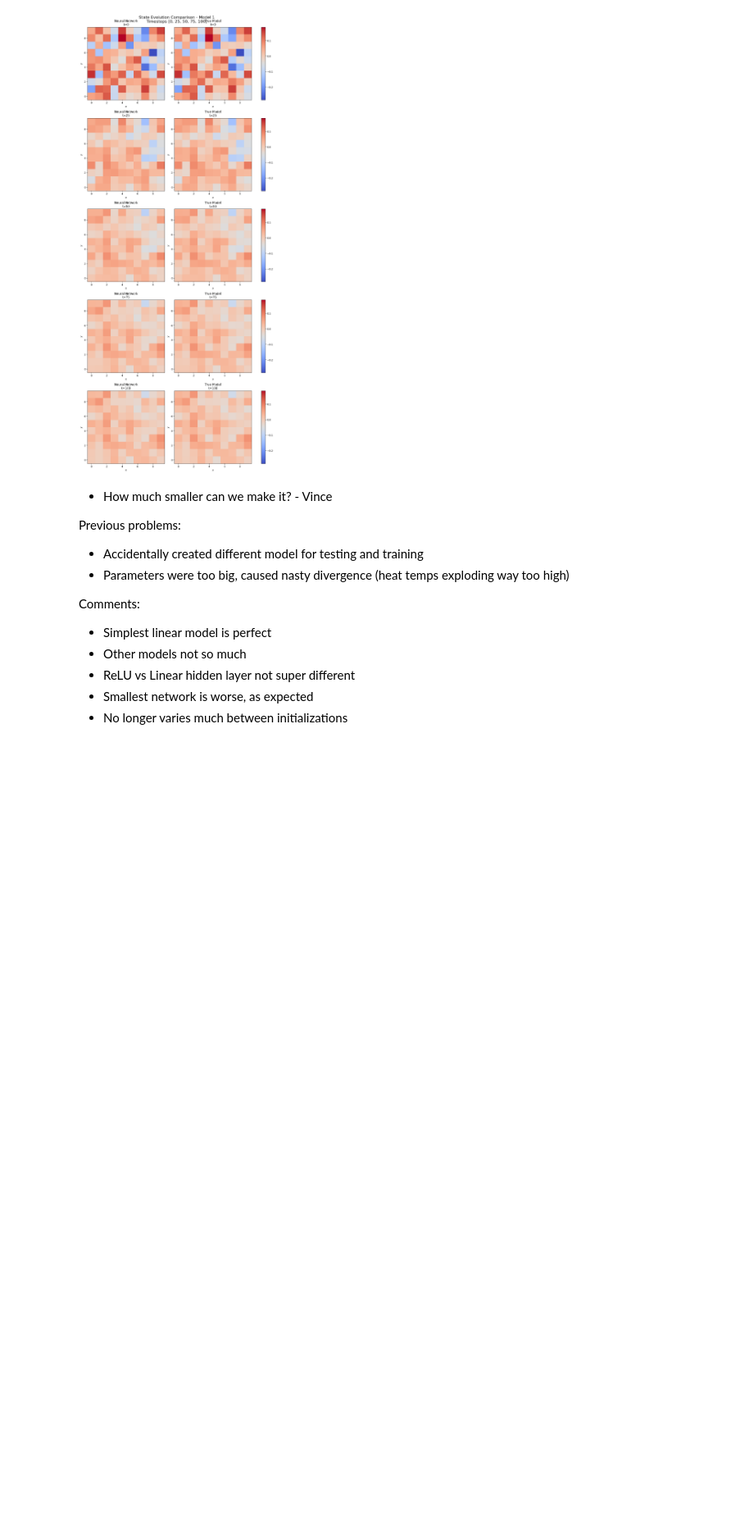
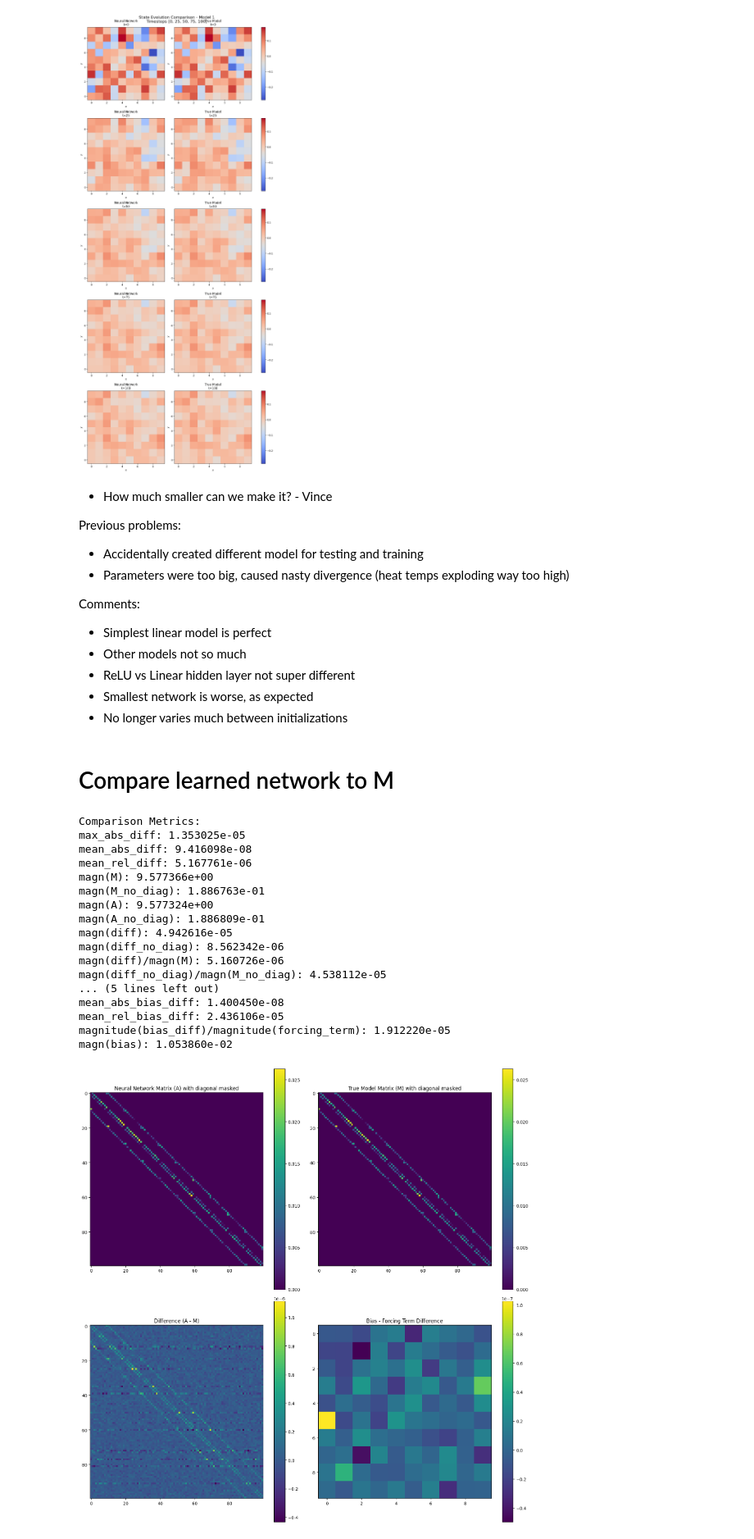
Before and after one commit to Shaunticlair/climate-sim, a Jupyter notebook: 14_Train_Forward_Linear.ipynb, the cells around one changed output. Shown at 82% size. Drawn from its saved outputs; the diff is of its cells as text; code cells hidden in the pictures; blank space fills up the shorter version.

Commit message:
64-unit simulation run, neural network weights plotted

```diff
--- a/14_Train_Forward_Linear.ipynb
+++ b/14_Train_Forward_Linear.ipynb
@@ -732,3 +736,5 @@ Comments:
 - ReLU vs Linear hidden layer not super different
 - Smallest network is worse, as expected
 - No longer varies much between initializations
+# %% [markdown]
+# Compare learned network to M
@@ -734,0 +930,35 @@ Comments:
+# %%
+# Analyze the trained model from the final cell
+if len(models) > 0:
+    trained_model = models[0]  # Get first model since num_runs=1
+
+    A, b, metrics = analyze_model(
+        model=trained_model,
+        M=M,  # The true model matrix
+        f=train_data['shared_params']['f'].numpy(),  # The forcing field
+        F=train_data['metadata']['F'],  # The forcing parameter
+        nr=train_data['metadata']['nr'],  # Number of rows
+        nc=train_data['metadata']['nc']  # Number of columns
+    )
+
+else:
+    print("No trained models found in the 'models' container.")
+# %% [output]
+Comparison Metrics:
+max_abs_diff: 1.353025e-05
+mean_abs_diff: 9.416098e-08
+mean_rel_diff: 5.167761e-06
+magn(M): 9.577366e+00
+magn(M_no_diag): 1.886763e-01
+magn(A): 9.577324e+00
+magn(A_no_diag): 1.886809e-01
+magn(diff): 4.942616e-05
+magn(diff_no_diag): 8.562342e-06
+magn(diff)/magn(M): 5.160726e-06
+magn(diff_no_diag)/magn(M_no_diag): 4.538112e-05
+... (5 lines left out)
+mean_abs_bias_diff: 1.400450e-08
+mean_rel_bias_diff: 2.436106e-05
+magnitude(bias_diff)/magnitude(forcing_term): 1.912220e-05
+magn(bias): 1.053860e-02
+[figure, added]
```
Also changed, not shown: parts of 4 cells of this notebook, 31 other files.
